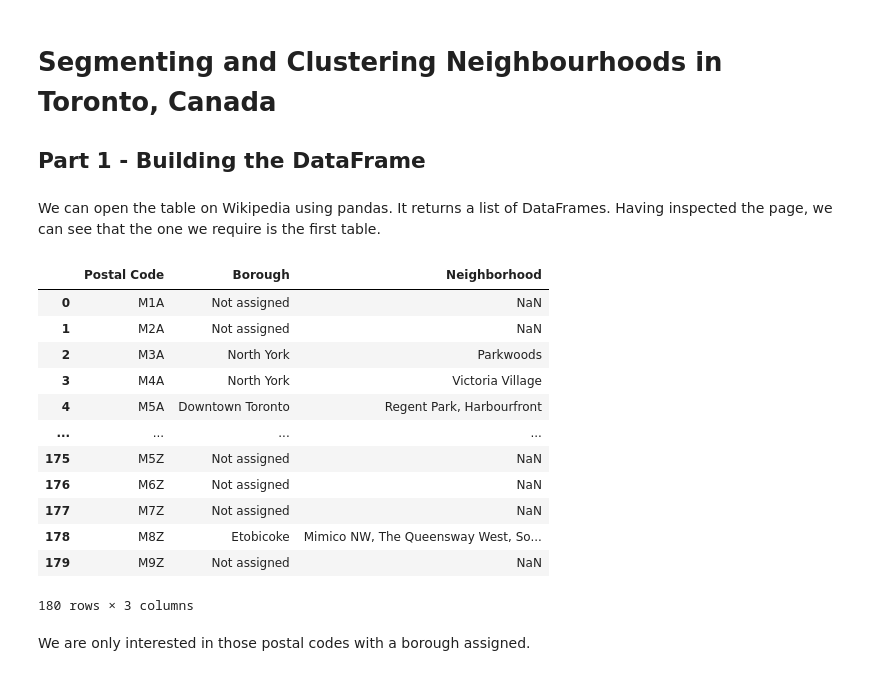
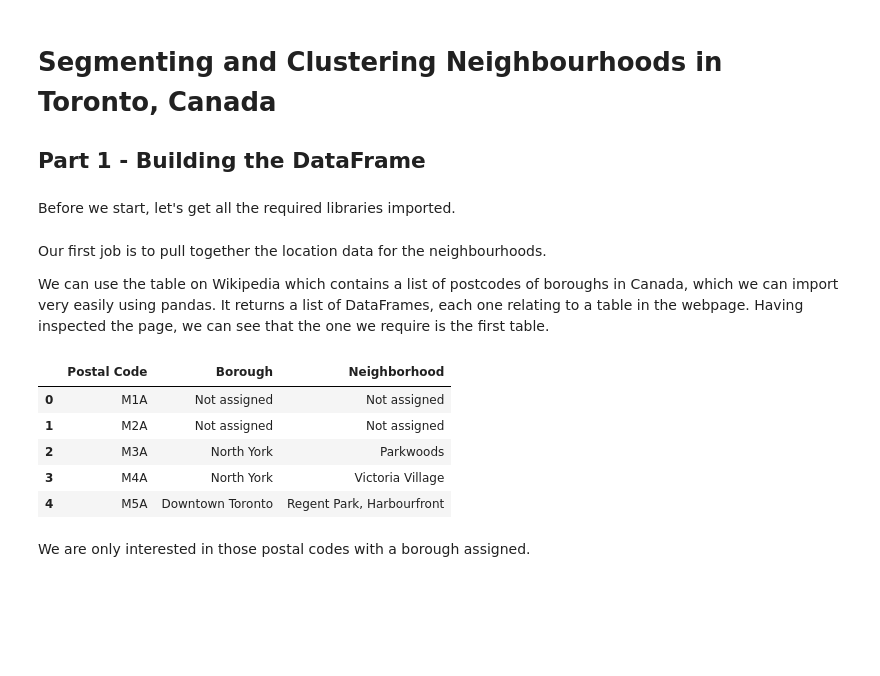
Before and after one commit to benmorgan-sidehustle/Coursera_Capstone, a Jupyter notebook: Week 3 Assignment - Segmentation and Clustering in Toronto.ipynb, the cells around one changed output. Saved outputs shown, nothing was run; the diff lists cells and outputs as text; code cells hidden in the pictures; blank space fills up the shorter version.

```diff
--- a/Week 3 Assignment - Segmentation and Clustering in Toronto.ipynb
+++ b/Week 3 Assignment - Segmentation and Clustering in Toronto.ipynb
@@ -5,0 +4,2 @@ import pandas as pd
+# %% [markdown]
+Before we start, let's get all the required libraries imported.
@@ -6,23 +20,18 @@ import pandas as pd
 # %% [markdown]
-We can open the table on Wikipedia using pandas. It returns a list of DataFrames. Having inspected the page, we can see that the one we require is the first table.
+Our first job is to pull together the location data for the neighbourhoods.
+
+We can use the table on Wikipedia which contains a list of postcodes of boroughs in Canada, which we can import very easily using pandas. It returns a list of DataFrames, each one relating to a table in the webpage. Having inspected the page, we can see that the one we require is the first table.
 # %%
 tables = pd.read_html( "https://en.wikipedia.org/wiki/List_of_postal_codes_of_Canada:_M" )
 postcodes_df = tables[ 0 ]
-postcodes_df
+postcodes_df.head()
 # %% [output]
 |  | Postal Code | Borough | Neighborhood |
-| 0 | M1A | Not assigned | NaN |
-| 1 | M2A | Not assigned | NaN |
+| 0 | M1A | Not assigned | Not assigned |
+| 1 | M2A | Not assigned | Not assigned |
 | 2 | M3A | North York | Parkwoods |
 | 3 | M4A | North York | Victoria Village |
 | 4 | M5A | Downtown Toronto | Regent Park, Harbourfront |
-| ... | ... | ... | ... |
-| 175 | M5Z | Not assigned | NaN |
-| 176 | M6Z | Not assigned | NaN |
-| 177 | M7Z | Not assigned | NaN |
-| 178 | M8Z | Etobicoke | Mimico NW, The Queensway West, So... |
-| 179 | M9Z | Not assigned | NaN |
-180 rows × 3 columns
 # %% [markdown]
 We are only interested in those postal codes with a borough assigned.
 # %%
```
Also changed, not shown: parts of 43 cells of this notebook.
